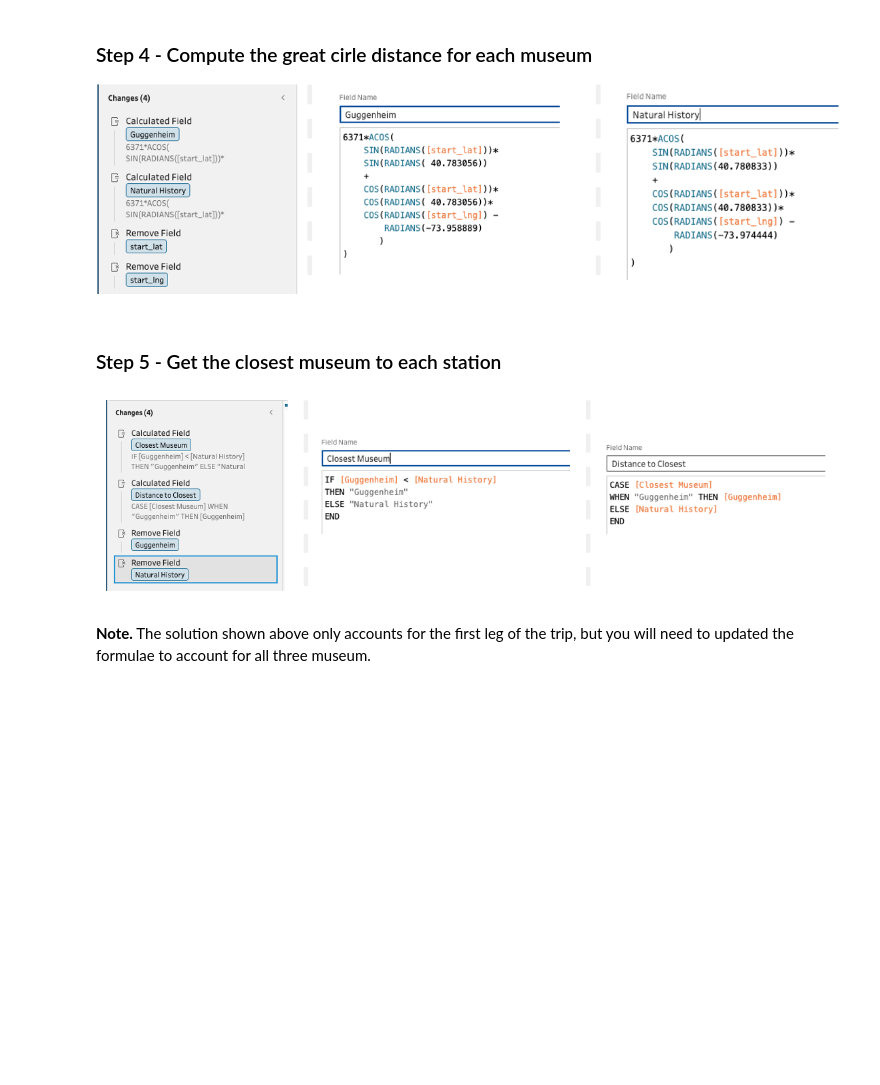
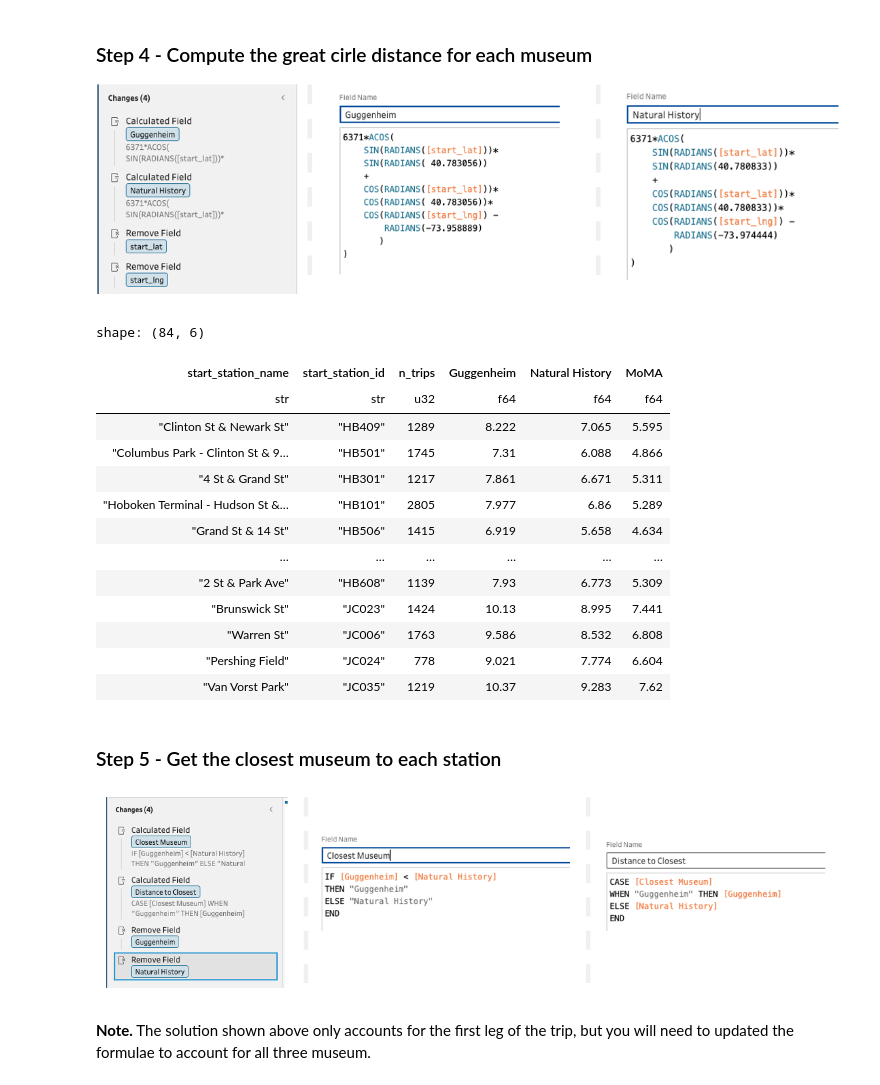
Before and after one commit to sq9890xp/museum_tours, a Jupyter notebook: act1_4_museum_tour-checkpoint.ipynb, the cells around one changed output. Saved outputs shown, nothing was run; the diff lists cells and outputs as text; code cells hidden in the pictures; blank space fills up the shorter version.

```diff
--- a/act1_4_museum_tour-checkpoint.ipynb
+++ b/act1_4_museum_tour-checkpoint.ipynb
@@ -156,3 +184,34 @@ moma_lat, moma_lng = (40.761667, -73.9775)
+# %%
+(city_bike_3 :=
+    city_bike_2
+    .with_columns(
+        great_circle_distance("start_lat","start_lng", gug_lat,  gug_lng).alias("Guggenheim"),
+        great_circle_distance("start_lat","start_lng", nh_lat,   nh_lng ).alias("Natural History"),
+        great_circle_distance("start_lat","start_lng", moma_lat, moma_lng).alias("MoMA"),
+    )
+    .with_columns(  # <-- make sure they are numeric
+        pl.col(["Guggenheim", "Natural History", "MoMA"]).cast(pl.Float64)
+    )
+    .with_columns(  # optional pretty rounding
+        pl.col(["Guggenheim", "Natural History", "MoMA"]).round(3)
+    )
+    .drop(["start_lat", "start_lng"])
+)
+# %% [output]
+shape: (84, 6)
+| start_station_name | start_station_id | n_trips | Guggenheim | Natural History | MoMA |
+| str | str | u32 | f64 | f64 | f64 |
+| "Clinton St & Newark St" | "HB409" | 1289 | 8.222 | 7.065 | 5.595 |
+| "Columbus Park - Clinton St & 9… | "HB501" | 1745 | 7.31 | 6.088 | 4.866 |
+| "4 St & Grand St" | "HB301" | 1217 | 7.861 | 6.671 | 5.311 |
+| "Hoboken Terminal - Hudson St &… | "HB101" | 2805 | 7.977 | 6.86 | 5.289 |
+| "Grand St & 14 St" | "HB506" | 1415 | 6.919 | 5.658 | 4.634 |
+| … | … | … | … | … | … |
+| "2 St & Park Ave" | "HB608" | 1139 | 7.93 | 6.773 | 5.309 |
+| "Brunswick St" | "JC023" | 1424 | 10.13 | 8.995 | 7.441 |
+| "Warren St" | "JC006" | 1763 | 9.586 | 8.532 | 6.808 |
+| "Pershing Field" | "JC024" | 778 | 9.021 | 7.774 | 6.604 |
+| "Van Vorst Park" | "JC035" | 1219 | 10.37 | 9.283 | 7.62 |
 # %% [markdown]
 ### Step 5 - Get the closest museum to each station
 
```
Also changed, not shown: parts of 18 cells of this notebook.
